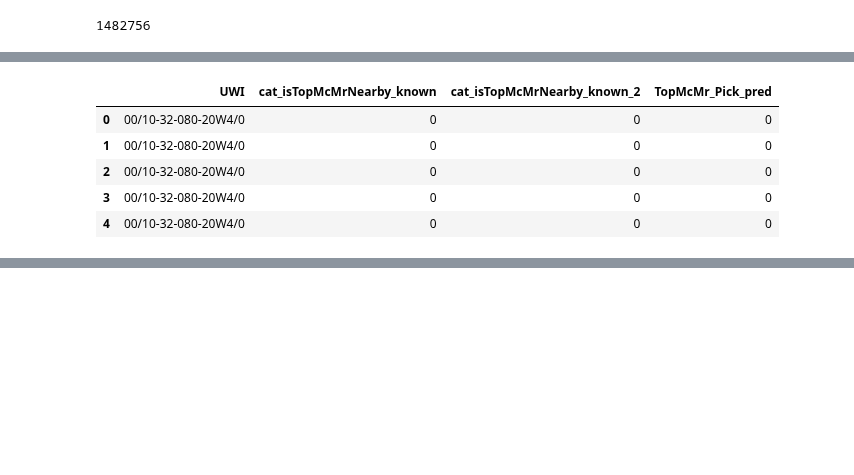
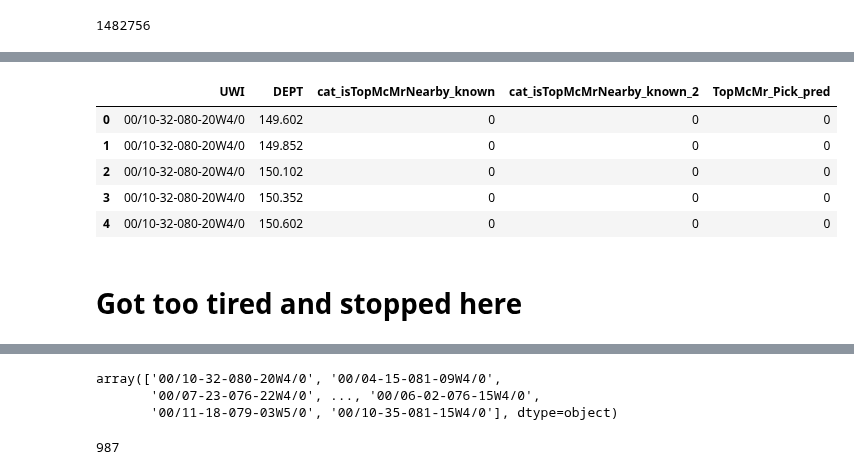
Before and after one commit to JustinGOSSES/MannvilleGroup_Strat_Hackathon, a Jupyter notebook: notebooks_2018/modular_redo/Machine_Learning/Machine_Learning_PostSplit_vA_20180804.ipynb, the cells around one changed output, grey strips where cells are left out. Saved outputs shown, nothing was run; the diff lists cells and outputs as text; code cells hidden in the pictures; blank space fills up the shorter version.

Commit message:
full more lines in the notebook should have stopped getting tired but should be able to wrap up this notebook soon and apply it for real

```diff
--- a/notebooks_2018/modular_redo/Machine_Learning/Machine_Learning_PostSplit_vA_20180804.ipynb
+++ b/notebooks_2018/modular_redo/Machine_Learning/Machine_Learning_PostSplit_vA_20180804.ipynb
@@ -387,7 +387,7 @@ len(df_results_train2_FullCol)
 1482756
 # %%
 # df[['color', 'food', 'score']]
-test_df = df_results_train2_FullCol[['UWI','cat_isTopMcMrNearby_known','TopMcMr_Pick_pred']]
+test_df = df_results_train2_FullCol[['UWI','DEPT','cat_isTopMcMrNearby_known','TopMcMr_Pick_pred']]
 # %%
 test_df
 # %% [output]
@@ -412,10 +412,10 @@ test_df
 # %%
-test_df.columns = ['UWI','cat_isTopMcMrNearby_known','cat_isTopMcMrNearby_known_2','TopMcMr_Pick_pred']
+test_df.columns = ['UWI','DEPT','cat_isTopMcMrNearby_known','cat_isTopMcMrNearby_known_2','TopMcMr_Pick_pred']
 test_df.head()
 # %% [output]
-|  | UWI | cat_isTopMcMrNearby_known | cat_isTopMcMrNearby_known_2 | TopMcMr_Pick_pred |
-| 0 | 00/10-32-080-20W4/0 | 0 | 0 | 0 |
-| 1 | 00/10-32-080-20W4/0 | 0 | 0 | 0 |
-| 2 | 00/10-32-080-20W4/0 | 0 | 0 | 0 |
-| 3 | 00/10-32-080-20W4/0 | 0 | 0 | 0 |
-| 4 | 00/10-32-080-20W4/0 | 0 | 0 | 0 |
+|  | UWI | DEPT | cat_isTopMcMrNearby_known | cat_isTopMcMrNearby_known_2 | TopMcMr_Pick_pred |
+| 0 | 00/10-32-080-20W4/0 | 149.602 | 0 | 0 | 0 |
+| 1 | 00/10-32-080-20W4/0 | 149.852 | 0 | 0 | 0 |
+| 2 | 00/10-32-080-20W4/0 | 150.102 | 0 | 0 | 0 |
+| 3 | 00/10-32-080-20W4/0 | 150.352 | 0 | 0 | 0 |
+| 4 | 00/10-32-080-20W4/0 | 150.602 | 0 | 0 | 0 |
@@ -424,3 +422,5 @@ test_df.head()
+# %% [markdown]
+# Got too tired and stopped here
 # %%
 mean_test_df = test_df['cat_isTopMcMrNearby_known'].groupby(test_df['UWI']).mean()
 # %%
@@ -447,0 +448,6 @@ np.apply_along_axis(changeClassValues_partB, 0,[0, 0, 10, 10, 95, 10,0,95,100,10
+# %%
+UWIs
+# %% [output]
+array(['00/10-32-080-20W4/0', '00/04-15-081-09W4/0',
+       '00/07-23-076-22W4/0', ..., '00/06-02-076-15W4/0',
+       '00/11-18-079-03W5/0', '00/10-35-081-15W4/0'], dtype=object)
@@ -447,0 +456,4 @@ np.apply_along_axis(changeClassValues_partB, 0,[0, 0, 10, 10, 95, 10,0,95,100,10
+# %%
+len(test_df_1well)
+# %% [output]
+987
```
Also changed, not shown: parts of 10 cells of this notebook.
